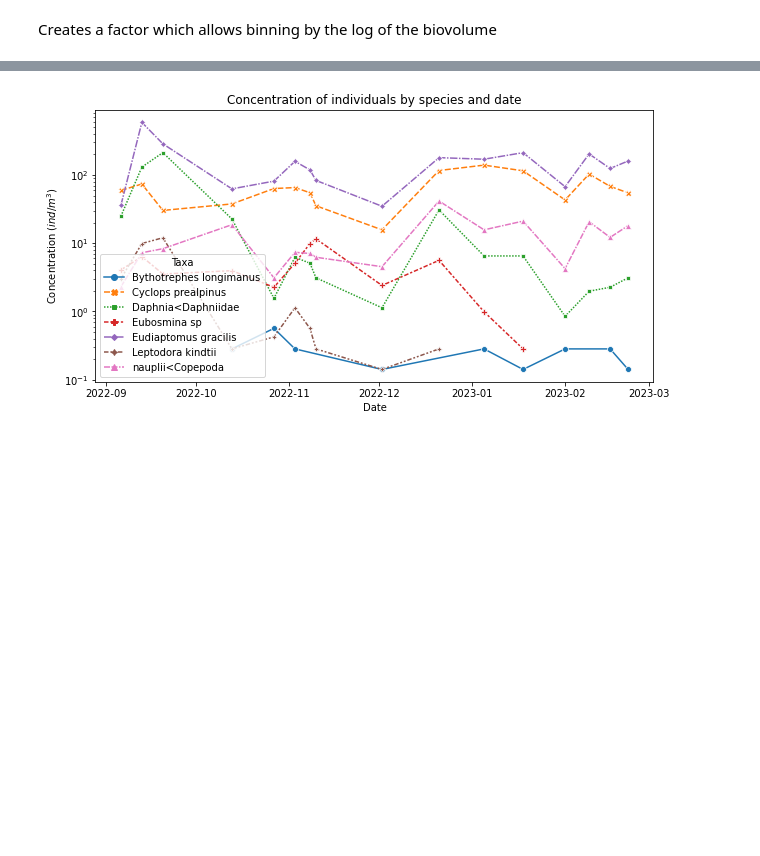
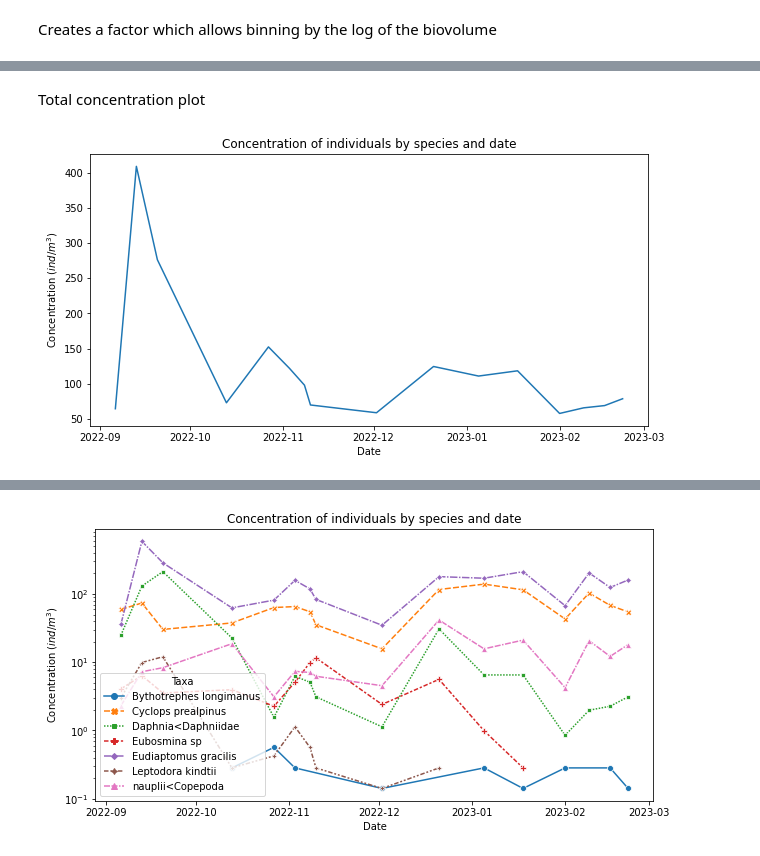
Before and after one commit to JerKeller/MP-Ecotaxa, a Jupyter notebook: ecotaxa_analysis.ipynb, the cells around one changed output, grey strips where cells are left out. Saved outputs shown, nothing was run; the diff lists cells and outputs as text; code cells hidden in the pictures; blank space fills up the shorter version.

```diff
--- a/ecotaxa_analysis.ipynb
+++ b/ecotaxa_analysis.ipynb
@@ -19,5 +19,5 @@ Drive already mounted at /content/drive; to attempt to forcibly remount, call dr
 # %%
-ecotaxa_export = '/content/drive/MyDrive/ecotaxa_export.tsv'
+ecotaxa_export = '/content/drive/MyDrive/Ecotaxa_analysis/ecotaxa_export.tsv'
 tsv_read = pd.read_csv(ecotaxa_export, sep='\t')
 # %%
 # Load data and extract columns needed
@@ -81,3 +143,5 @@ concentration_data = concentration_data.merge(biovolume_data[['Taxa', 'Date','Bi
+# %%
+total_conc = concentration_data.groupby('acq_id').agg({'Count': 'sum', 'tv': 'sum', 'Concentration': 'sum', 'Biovolume': 'sum','Date': 'first'}).reset_index()
 # %%
 cyclopsEudia = ["Cyclops prealpinus","Eudiaptomus gracilis","nauplii<Copepoda"]
 concentration_data_cyclops = concentration_data.query('Taxa in @cyclopsEudia')
@@ -98,3 +162,14 @@ grouped_data_dapheubo = grouped_conc_data.query('Taxa in @group_dapheubo')
 # %%
 group_leptobitho = ["Leptodora kindtii","Bythotrephes longimanus"]
 grouped_data_leptobitho = grouped_conc_data.query('Taxa in @group_leptobitho')
+# %% [markdown]
+Total concentration plot
+# %%
+plt.figure(figsize=(10, 5))
+sns.lineplot(x="Date", y="Concentration", data=total_conc, markers=True, ci=None)
+plt.title("Concentration of individuals by species and date")
+plt.xlabel("Date")
+plt.ylabel("Concentration ($ind/m^3$)")
+plt.show()
+# %% [output]
+[figure, added]
```
Also changed, not shown: parts of 20 cells of this notebook.
